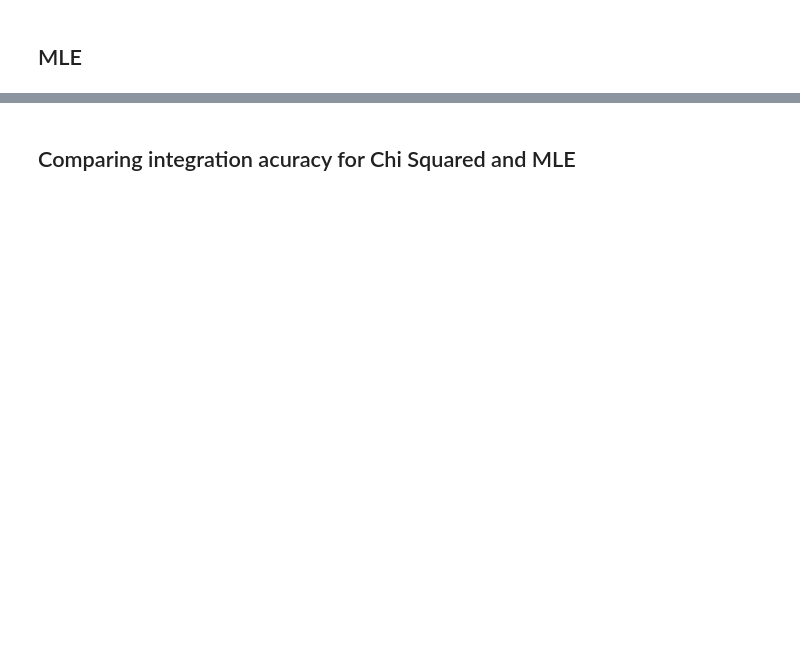
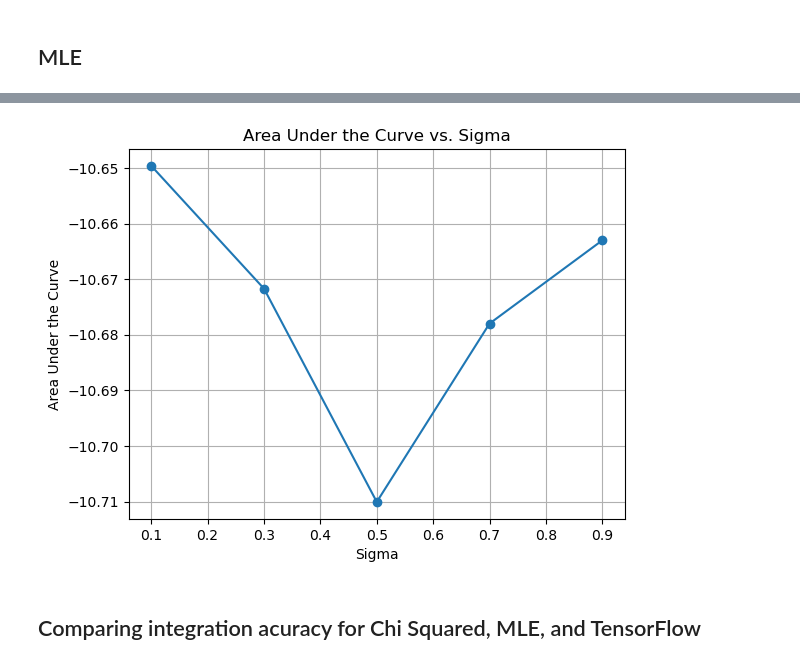
Before and after one commit to pmehta17/fermi, a Jupyter notebook: polynomial_prediction_final.ipynb, the cells around one changed output, grey strips where cells are left out. Cells and saved outputs as stored; diff of their text form; code cells hidden in the pictures; blank space fills up the shorter version.

Commit message:
updated final notebook (Added tensorflow in)

```diff
--- a/polynomial_prediction_final.ipynb
+++ b/polynomial_prediction_final.ipynb
@@ -157,0 +158,64 @@ Area under the curve (sigma = 0.9). Area: -10.623167257702441. Error: 1.17940848
+# %%
+import matplotlib.pyplot as plt
+import numpy as np
+from polynomial_regression_tf import CubicPolynomialModel
+from polynomial_integrator import PolynomialIntegrator
+
+# Arrays to hold areas
+tf_area = np.zeros(5)
+
+# Define constants
+SIGMA_START = 0.1
+SIGMA_END = 0.9
+SIGMA_STEP = 0.2
+
+# File to log all training results
+log_file = "training_log.txt"
+
+# Loop over the range of sigma values
+for i, sigma in enumerate(np.arange(SIGMA_START, SIGMA_END + SIGMA_STEP, SIGMA_STEP)):
+    try:
+        # Instantiate the model with the current sigma
+        model = CubicPolynomialModel(num_points=1000, sigma=sigma, learning_rate=0.01, batch_size=32)
+
+        # Log the start of training for this sigma value
+        with open(log_file, 'a') as file:
+            file.write(f"\nTraining started for sigma = {sigma:.1f} at {model.get_timestamp()}\n")
+            file.write("Epoch\tLoss\n")
+
+        # Train the model and log the progress in the same file
+        model.train(n_epochs=400, log_file=log_file)
+
+        # Save the learned parameters to a file
+        model.save_learned_parameters(param_file="learned_params.txt")
+
+        # Get the model coefficients
+        coeffs = [model.a.numpy(), model.b.numpy(), model.c.numpy(), model.d.numpy()]
+
+        # Integrate if coefficients are valid
+        if coeffs is not None:
+            integrator = PolynomialIntegrator(coeffs)
+            area, error = integrator.integrate_polynomial(lower_bound=-1, upper_bound=1)
+            tf_area[i] = area
+            print(f"Area under the curve (sigma = {sigma:.1f}). Area: {area}. Error: {error}")
+
+            # Log the area and integration result in the same log file
+            with open(log_file, 'a') as file:
+                file.write(f"Integration completed for sigma = {sigma:.1f} at {model.get_timestamp()}\n")
+                file.write(f"Area under the curve: {area:.5f}, Error: {error}\n")
+        else:
+            print(f"Error: Coefficients are not valid for sigma = {sigma:.1f}")
+
+    except Exception as e:
+        print(f"Error in Training Model for sigma = {sigma}: {e}")
+        with open(log_file, 'a') as file:
+            file.write(f"Error in Training Model for sigma = {sigma:.1f} at {model.get_timestamp()}: {e}\n")
+
+# Optional: Plot the results if needed
+plt.plot(np.arange(SIGMA_START, SIGMA_END + SIGMA_STEP, SIGMA_STEP), tf_area, marker='o')
+plt.title("Area Under the Curve vs. Sigma")
+plt.xlabel("Sigma")
+plt.ylabel("Area Under the Curve")
+plt.grid(True)
+plt.show()
+# %% [output]
@@ -158,5 +239,6 @@ Area under the curve (sigma = 0.9). Area: -10.623167257702441. Error: 1.17940848
+[figure, added]
 # %% [markdown]
-## Comparing integration acuracy for Chi Squared and MLE
+## Comparing integration acuracy for Chi Squared, MLE, and TensorFlow
 # %%
 # Define constants
 from tabulate import tabulate
```
Also changed, not shown: parts of 4 cells of this notebook.
